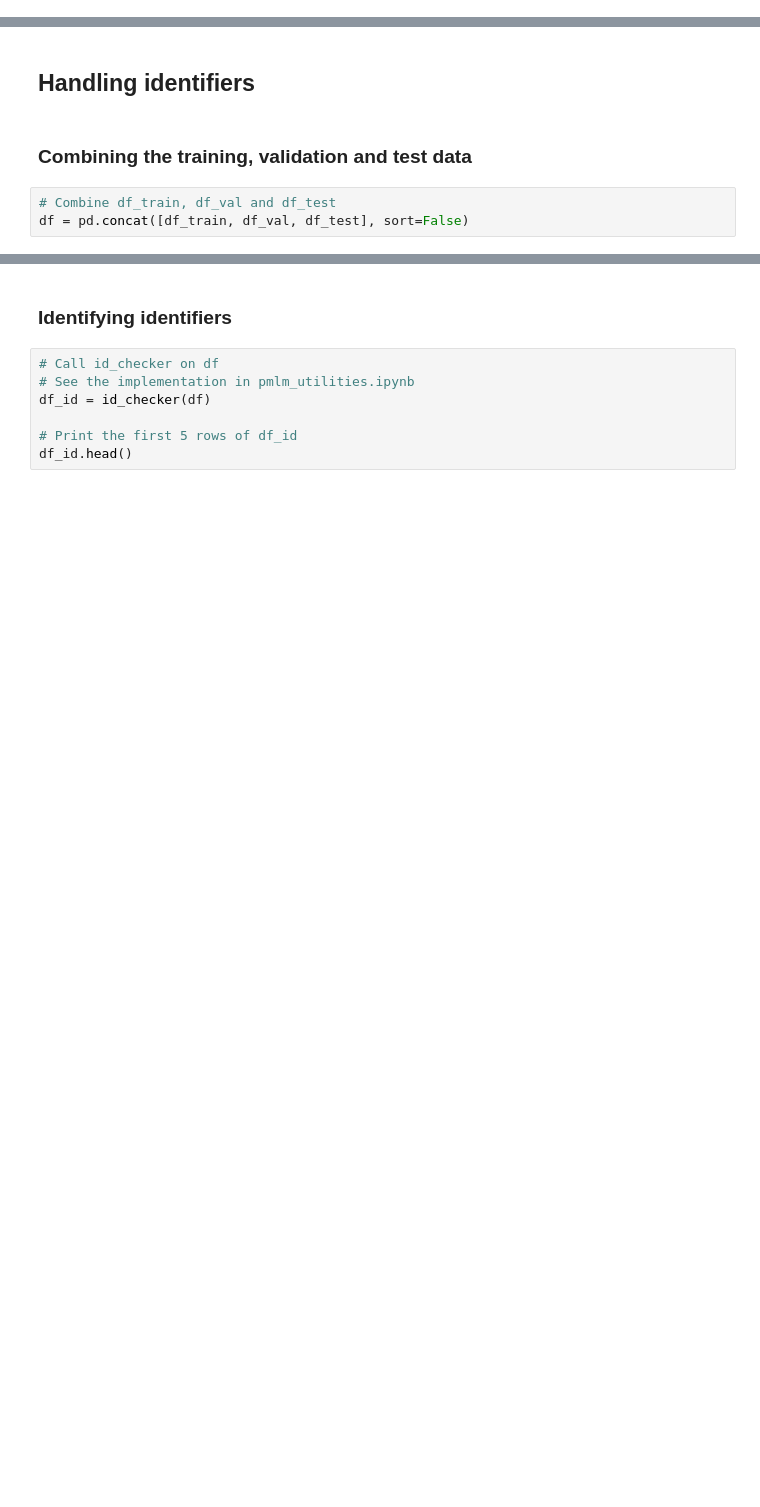
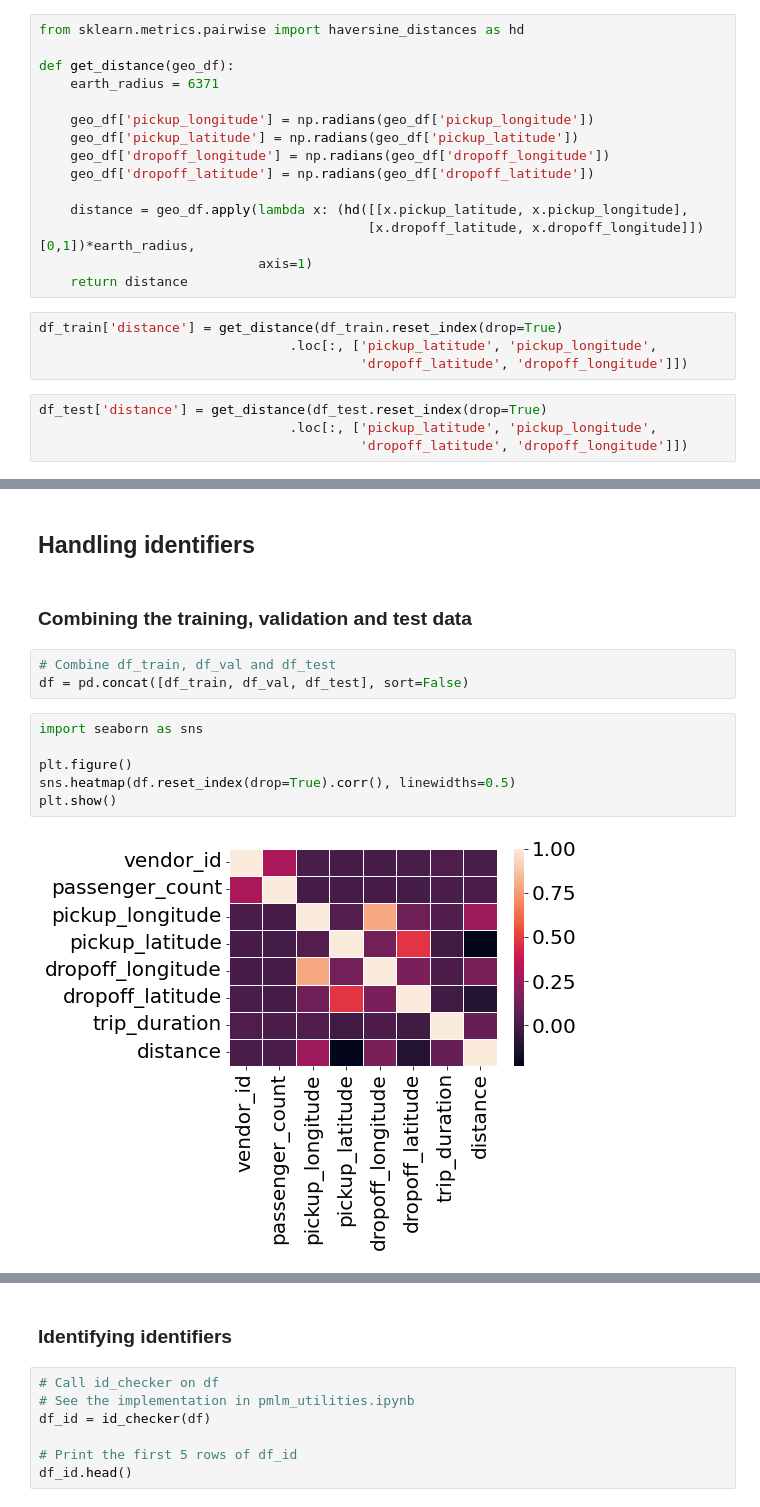
Before and after one commit to rajkumarcm/MachineLearning, a Jupyter notebook: Homework1/Homework_1.ipynb, the cells around one changed output, grey strips where cells are left out. Drawn from its saved outputs; the diff is of its cells as text; blank space fills up the shorter version.

Commit message:
Haversine distance included

```diff
--- a/Homework1/Homework_1.ipynb
+++ b/Homework1/Homework_1.ipynb
@@ -170,0 +211,23 @@ df_test.head()
+# %%
+from sklearn.metrics.pairwise import haversine_distances as hd
+
+def get_distance(geo_df):
+    earth_radius = 6371
+
+    geo_df['pickup_longitude'] = np.radians(geo_df['pickup_longitude'])
+    geo_df['pickup_latitude'] = np.radians(geo_df['pickup_latitude'])
+    geo_df['dropoff_longitude'] = np.radians(geo_df['dropoff_longitude'])
+    geo_df['dropoff_latitude'] = np.radians(geo_df['dropoff_latitude'])
+
+    distance = geo_df.apply(lambda x: (hd([[x.pickup_latitude, x.pickup_longitude],
+                                          [x.dropoff_latitude, x.dropoff_longitude]])[0,1])*earth_radius,
+                            axis=1)
+    return distance
+# %%
+df_train['distance'] = get_distance(df_train.reset_index(drop=True)
+                                .loc[:, ['pickup_latitude', 'pickup_longitude',
+                                         'dropoff_latitude', 'dropoff_longitude']])
+# %%
+df_test['distance'] = get_distance(df_test.reset_index(drop=True)
+                                .loc[:, ['pickup_latitude', 'pickup_longitude',
+                                         'dropoff_latitude', 'dropoff_longitude']])
@@ -252,3 +375,11 @@ df_test.head()
 # %%
 # Combine df_train, df_val and df_test
 df = pd.concat([df_train, df_val, df_test], sort=False)
+# %%
+import seaborn as sns
+
+plt.figure()
+sns.heatmap(df.reset_index(drop=True).corr(), linewidths=0.5)
+plt.show()
+# %% [output]
+[figure, added]
```
Also changed, not shown: parts of 73 cells of this notebook.
